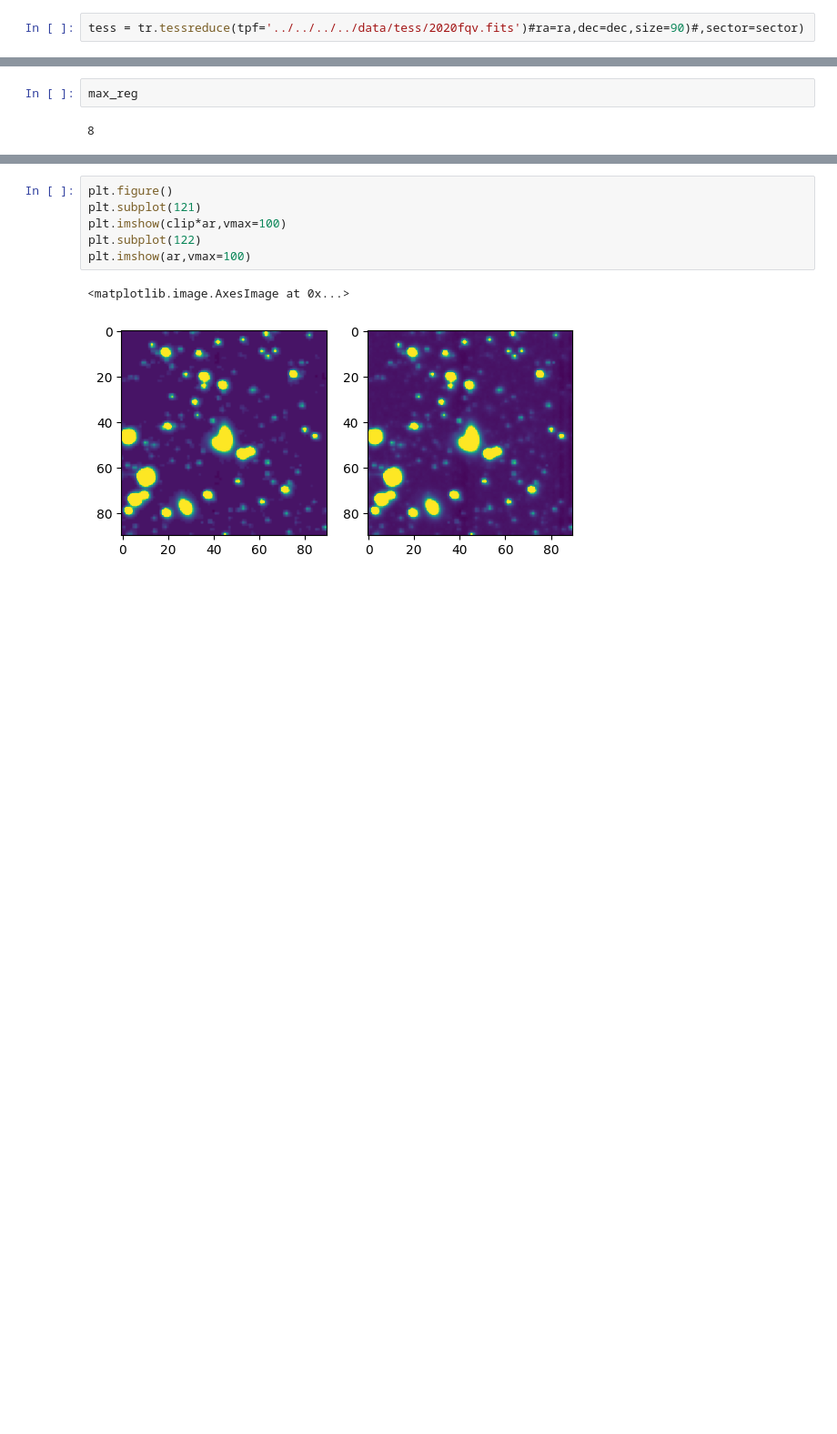
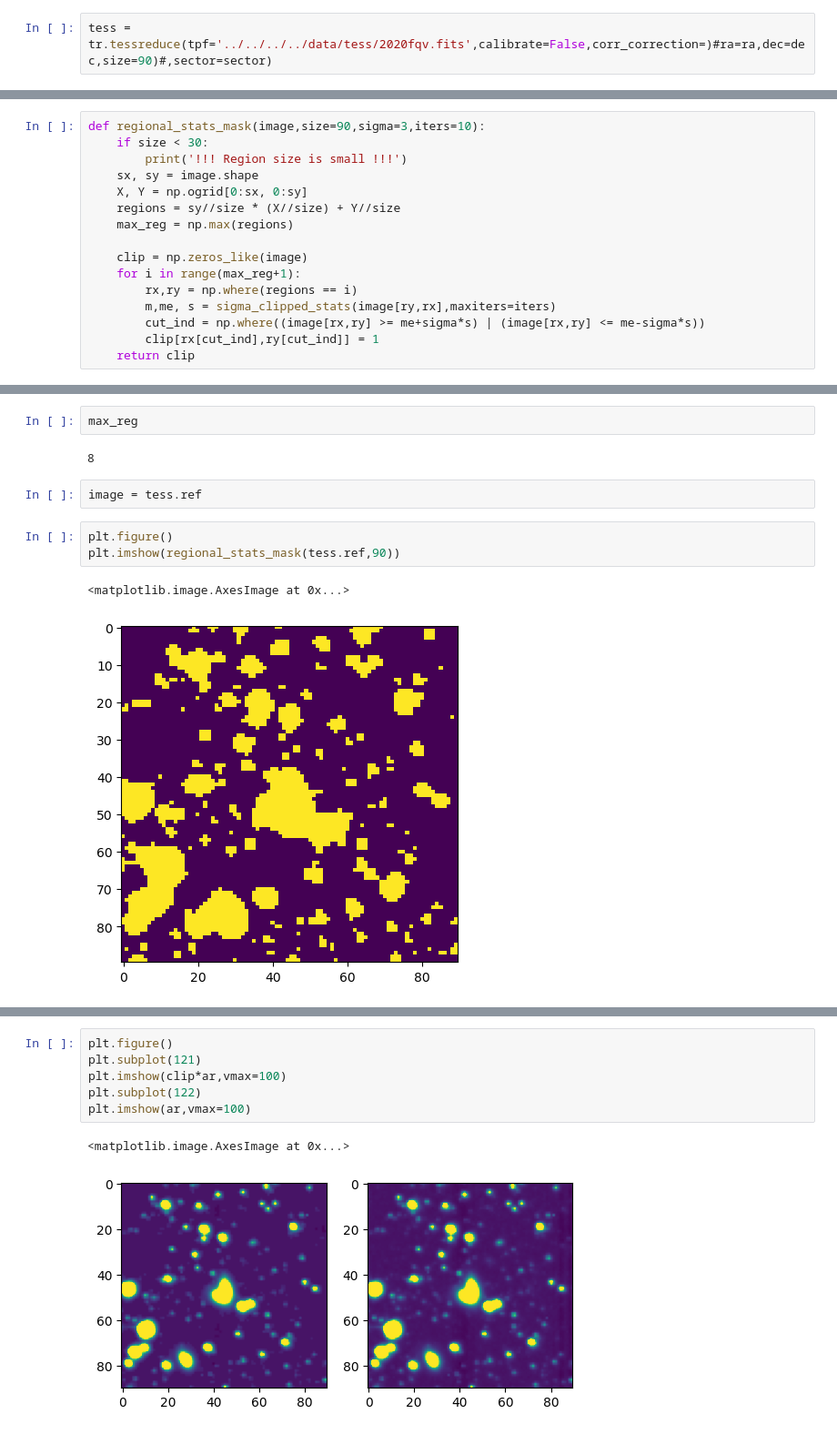
Before and after one commit to CheerfulUser/TESSreduce, a Jupyter notebook: development/test_statistics_range.ipynb, the cells around one changed output, grey strips where cells are left out. Shown at 91% size. Saved outputs shown, nothing was run; the diff lists cells and outputs as text; blank space fills up the shorter version.

```diff
--- a/development/test_statistics_range.ipynb
+++ b/development/test_statistics_range.ipynb
@@ -5,5 +4,5 @@ Matplotlib is building the font cache; this may take a moment.
 # %%
-tess = tr.tessreduce(tpf='../../../../data/tess/2020fqv.fits')#ra=ra,dec=dec,size=90)#,sector=sector)
+tess = tr.tessreduce(tpf='../../../../data/tess/2020fqv.fits',calibrate=False,corr_correction=)#ra=ra,dec=dec,size=90)#,sector=sector)
 # %% [output]
 made reference
 made source mask
@@ -25,6 +23,22 @@ def downSample2d(arr,sf):
     (A,B) = arr.shape
     windows = view_as_windows(arr, (sf,sf), step = sf)
     return windows.sum(3).sum(2)#*isf2
+# %%
+def regional_stats_mask(image,size=90,sigma=3,iters=10):
+    if size < 30:
+        print('!!! Region size is small !!!')
+    sx, sy = image.shape
+    X, Y = np.ogrid[0:sx, 0:sy]
+    regions = sy//size * (X//size) + Y//size
+    max_reg = np.max(regions)
+
+    clip = np.zeros_like(image)
+    for i in range(max_reg+1):
+        rx,ry = np.where(regions == i)
+        m,me, s = sigma_clipped_stats(image[ry,rx],maxiters=iters)
+        cut_ind = np.where((image[rx,ry] >= me+sigma*s) | (image[rx,ry] <= me-sigma*s))
+        clip[rx[cut_ind],ry[cut_ind]] = 1
+    return clip
 # %%
 downSample2d(tess.ref,90)
 # %% [output]
@@ -54,4 +69,12 @@ plt.plot(ry,rx)
 max_reg
 # %% [output]
 8
+# %%
+image = tess.ref
+# %%
+plt.figure()
+plt.imshow(regional_stats_mask(tess.ref,90))
+# %% [output]
+<matplotlib.image.AxesImage at 0x...>
+[figure, added]
 # %%
```
Also changed, not shown: parts of 34 cells of this notebook, 2 other files.
